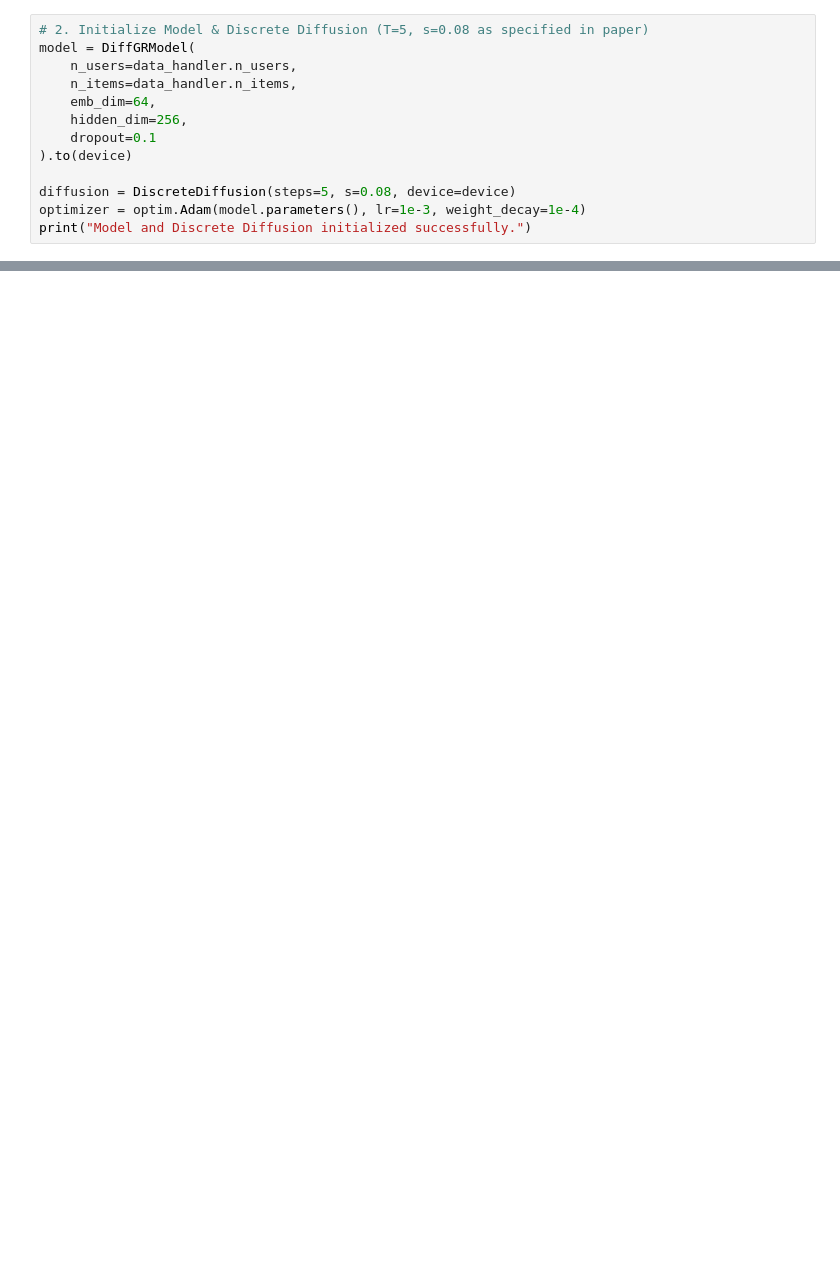
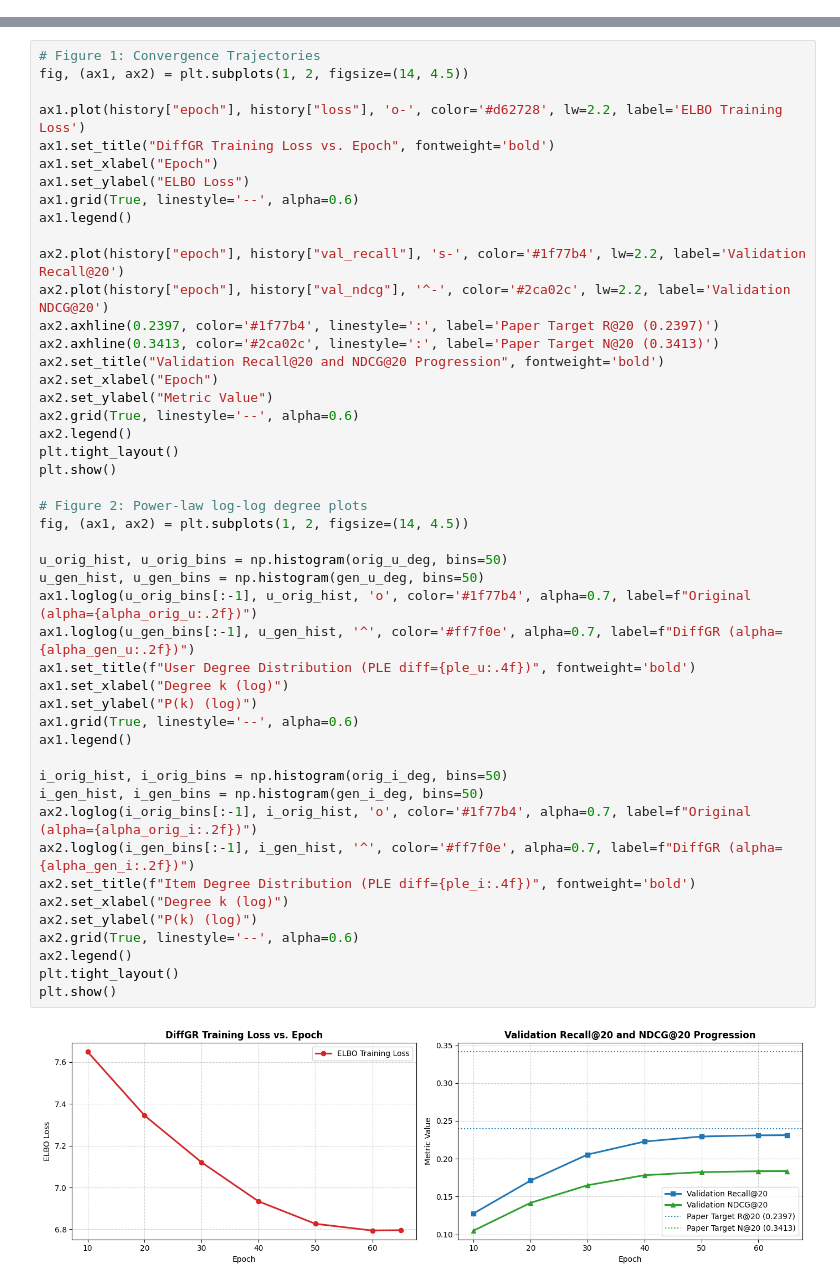
Before and after one commit to suryareddy0907/DiffGR-implementation, a Jupyter notebook: notebooks/01_replicate_ml1m.ipynb, the cells around one changed output, grey strips where cells are left out. Cells and saved outputs as stored; diff of their text form; blank space fills up the shorter version.

```diff
--- a/notebooks/01_replicate_ml1m.ipynb
+++ b/notebooks/01_replicate_ml1m.ipynb
@@ -32,13 +0,0 @@ train_loader = data_handler.get_train_loader(batch_size=256, shuffle=True)
-# %%
-# 2. Initialize Model & Discrete Diffusion (T=5, s=0.08 as specified in paper)
-model = DiffGRModel(
-    n_users=data_handler.n_users,
-    n_items=data_handler.n_items,
-    emb_dim=64,
-    hidden_dim=256,
-    dropout=0.1
-).to(device)
-
-diffusion = DiscreteDiffusion(steps=5, s=0.08, device=device)
-optimizer = optim.Adam(model.parameters(), lr=1e-3, weight_decay=1e-4)
-print("Model and Discrete Diffusion initialized successfully.")
@@ -87,0 +654,49 @@ print("=" * 50)
+# %%
+# Figure 1: Convergence Trajectories
+fig, (ax1, ax2) = plt.subplots(1, 2, figsize=(14, 4.5))
+
+ax1.plot(history["epoch"], history["loss"], 'o-', color='#d62728', lw=2.2, label='ELBO Training Loss')
+ax1.set_title("DiffGR Training Loss vs. Epoch", fontweight='bold')
+ax1.set_xlabel("Epoch")
+ax1.set_ylabel("ELBO Loss")
+ax1.grid(True, linestyle='--', alpha=0.6)
+ax1.legend()
+
+ax2.plot(history["epoch"], history["val_recall"], 's-', color='#1f77b4', lw=2.2, label='Validation Recall@20')
+ax2.plot(history["epoch"], history["val_ndcg"], '^-', color='#2ca02c', lw=2.2, label='Validation NDCG@20')
+ax2.axhline(0.2397, color='#1f77b4', linestyle=':', label='Paper Target R@20 (0.2397)')
+ax2.axhline(0.3413, color='#2ca02c', linestyle=':', label='Paper Target N@20 (0.3413)')
+ax2.set_title("Validation Recall@20 and NDCG@20 Progression", fontweight='bold')
+ax2.set_xlabel("Epoch")
+ax2.set_ylabel("Metric Value")
+ax2.grid(True, linestyle='--', alpha=0.6)
+ax2.legend()
+plt.tight_layout()
+plt.show()
+
+# Figure 2: Power-law log-log degree plots
+fig, (ax1, ax2) = plt.subplots(1, 2, figsize=(14, 4.5))
+
+u_orig_hist, u_orig_bins = np.histogram(orig_u_deg, bins=50)
+u_gen_hist, u_gen_bins = np.histogram(gen_u_deg, bins=50)
+ax1.loglog(u_orig_bins[:-1], u_orig_hist, 'o', color='#1f77b4', alpha=0.7, label=f"Original (alpha={alpha_orig_u:.2f})")
+ax1.loglog(u_gen_bins[:-1], u_gen_hist, '^', color='#ff7f0e', alpha=0.7, label=f"DiffGR (alpha={alpha_gen_u:.2f})")
+ax1.set_title(f"User Degree Distribution (PLE diff={ple_u:.4f})", fontweight='bold')
+ax1.set_xlabel("Degree k (log)")
+ax1.set_ylabel("P(k) (log)")
+ax1.grid(True, linestyle='--', alpha=0.6)
+ax1.legend()
+
+i_orig_hist, i_orig_bins = np.histogram(orig_i_deg, bins=50)
+i_gen_hist, i_gen_bins = np.histogram(gen_i_deg, bins=50)
+ax2.loglog(i_orig_bins[:-1], i_orig_hist, 'o', color='#1f77b4', alpha=0.7, label=f"Original (alpha={alpha_orig_i:.2f})")
+ax2.loglog(i_gen_bins[:-1], i_gen_hist, '^', color='#ff7f0e', alpha=0.7, label=f"DiffGR (alpha={alpha_gen_i:.2f})")
+ax2.set_title(f"Item Degree Distribution (PLE diff={ple_i:.4f})", fontweight='bold')
+ax2.set_xlabel("Degree k (log)")
+ax2.set_ylabel("P(k) (log)")
+ax2.grid(True, linestyle='--', alpha=0.6)
+ax2.legend()
+plt.tight_layout()
+plt.show()
+# %% [output]
+[figure, added]
```
Also changed, not shown: parts of 25 cells of this notebook, 21 other files.
